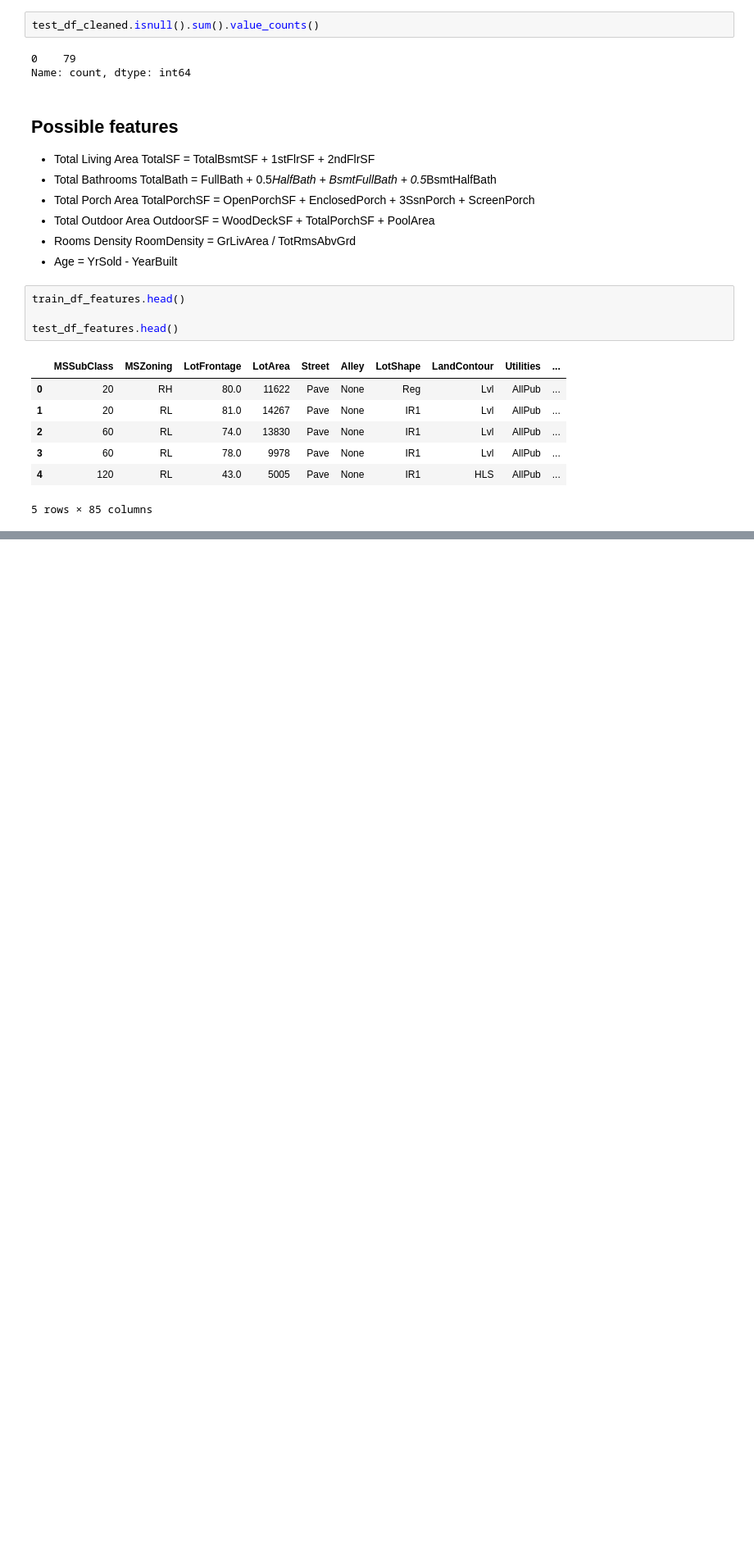
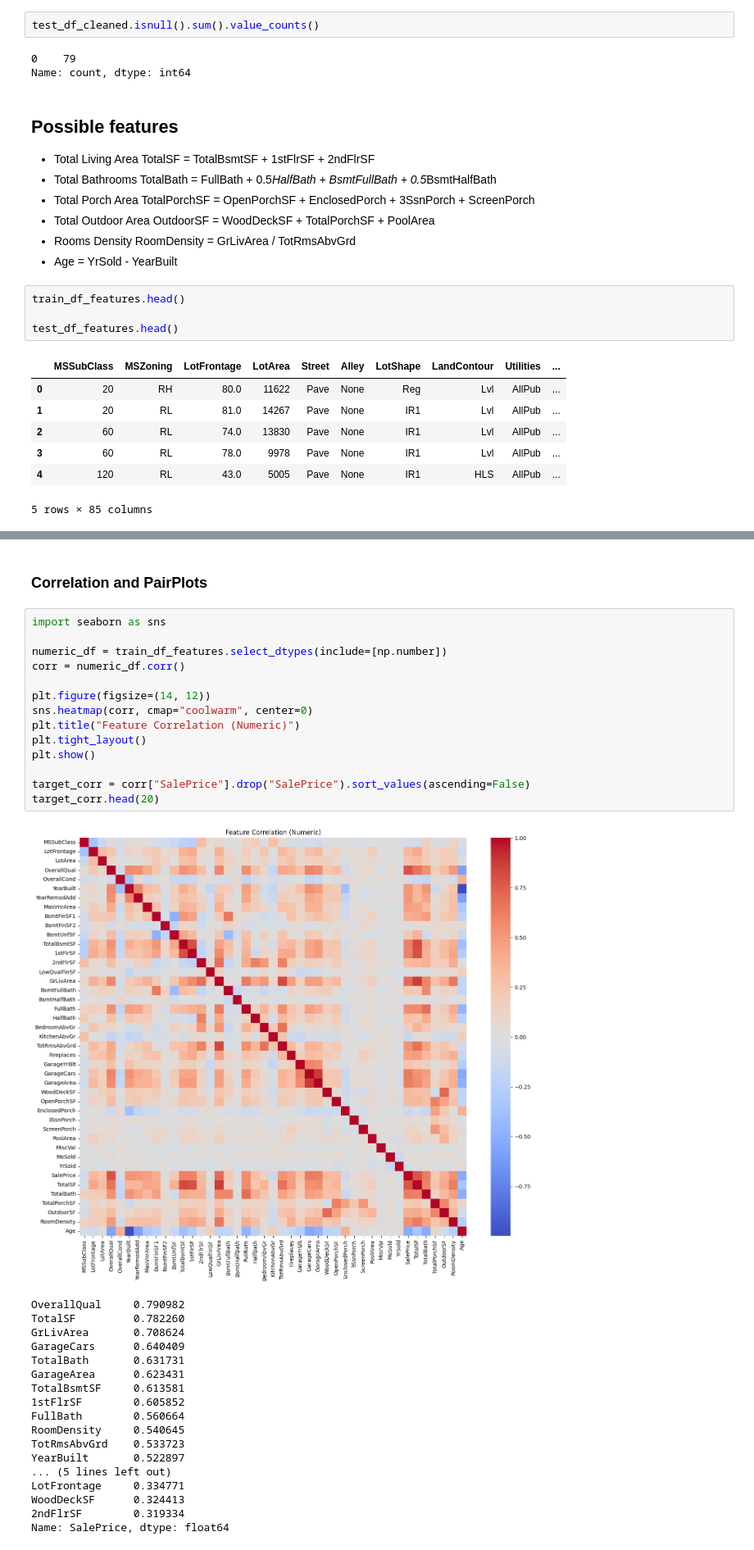
Before and after one commit to AsserMahmoud-DS/realestatecons, a Jupyter notebook: notebooks/eda_features.ipynb, the cells around one changed output, grey strips where cells are left out. Shown at 82% size. Cells and saved outputs as stored; diff of their text form; blank space fills up the shorter version.

```diff
--- a/notebooks/eda_features.ipynb
+++ b/notebooks/eda_features.ipynb
@@ -62,0 +115,35 @@ test_df_features.head()
+# %% [markdown]
+### Correlation and PairPlots
+# %%
+import seaborn as sns
+
+numeric_df = train_df_features.select_dtypes(include=[np.number])
+corr = numeric_df.corr()
+
+plt.figure(figsize=(14, 12))
+sns.heatmap(corr, cmap="coolwarm", center=0)
+plt.title("Feature Correlation (Numeric)")
+plt.tight_layout()
+plt.show()
+
+target_corr = corr["SalePrice"].drop("SalePrice").sort_values(ascending=False)
+target_corr.head(20)
+# %% [output]
+[figure, added]
+OverallQual     0.790982
+TotalSF         0.782260
+GrLivArea       0.708624
+GarageCars      0.640409
+TotalBath       0.631731
+GarageArea      0.623431
+TotalBsmtSF     0.613581
+1stFlrSF        0.605852
+FullBath        0.560664
+RoomDensity     0.540645
+TotRmsAbvGrd    0.533723
+YearBuilt       0.522897
+... (5 lines left out)
+LotFrontage     0.334771
+WoodDeckSF      0.324413
+2ndFlrSF        0.319334
+Name: SalePrice, dtype: float64
```
Also changed, not shown: parts of 18 cells of this notebook.
